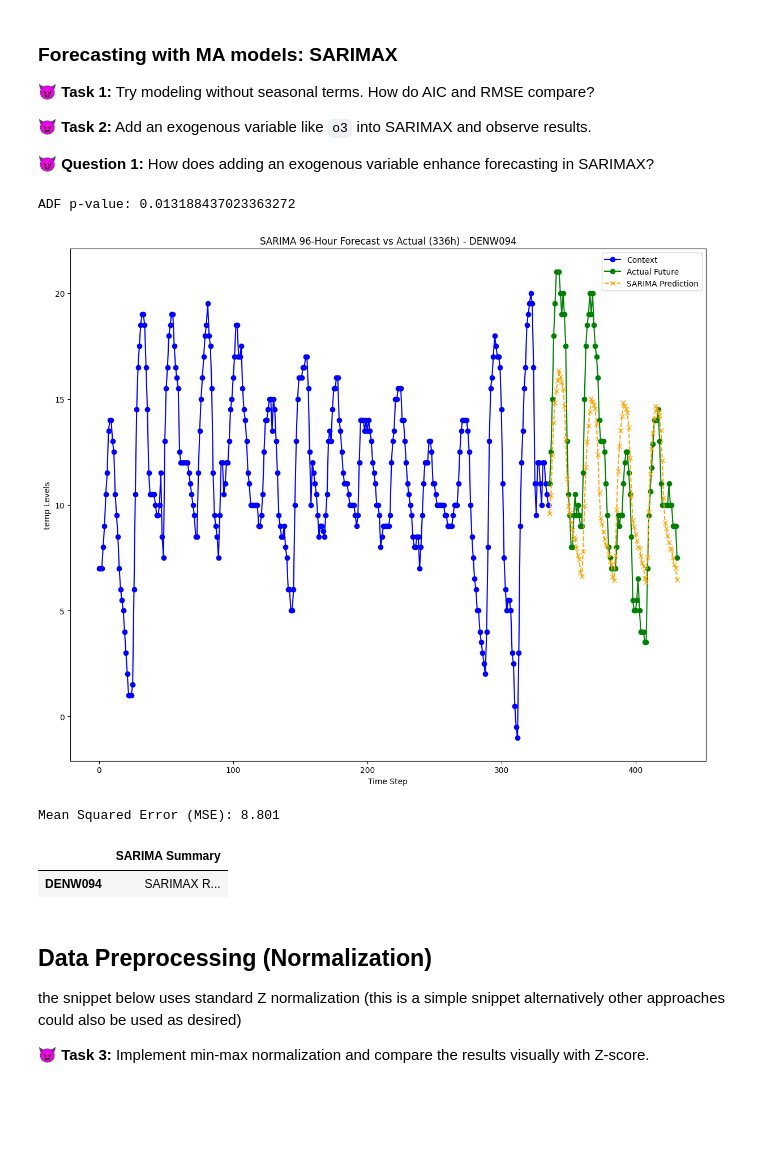
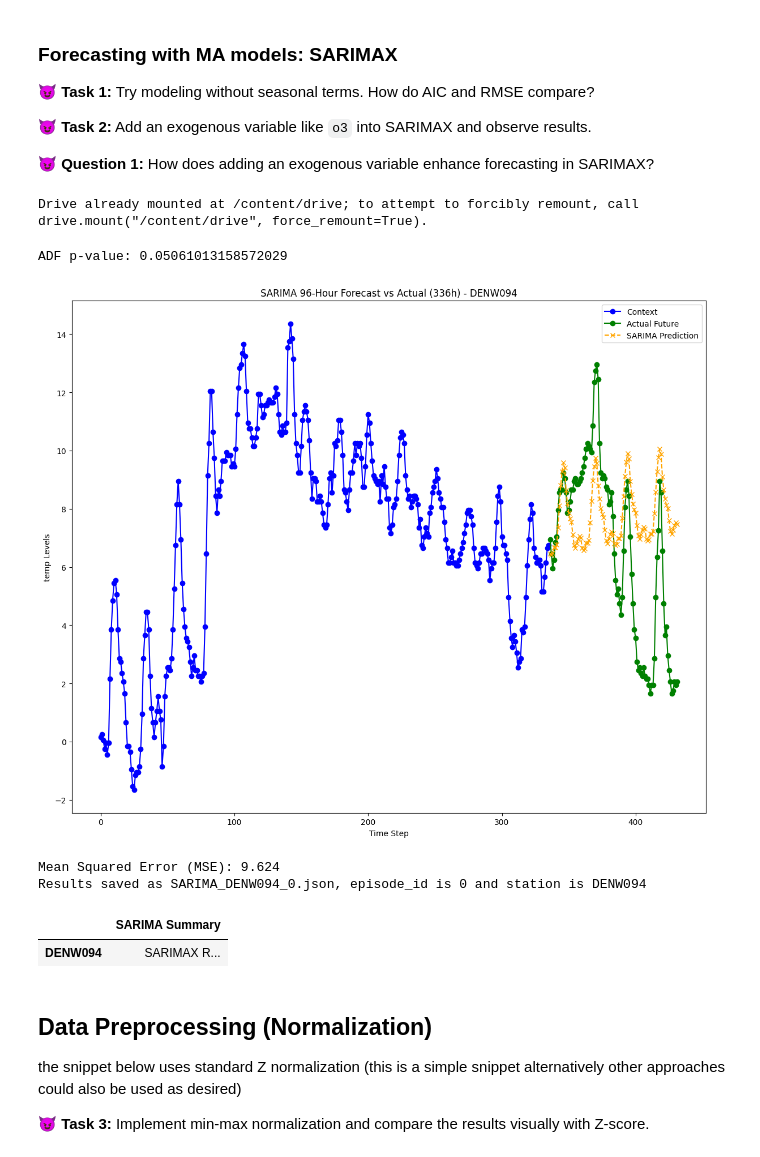
Before and after one commit to babypanda212/mless, a Jupyter notebook: time_series_forecasting/3_AutoRegressive_Models.ipynb, the cells around one changed output. Cells and saved outputs as stored; diff of their text form; code cells hidden in the pictures; blank space fills up the shorter version.

```diff
--- a/time_series_forecasting/3_AutoRegressive_Models.ipynb
+++ b/time_series_forecasting/3_AutoRegressive_Models.ipynb
@@ -10,6 +10,7 @@ import pandas as pd
 ## Raw data csv is also made available for the select stations in URL:
 url = "https://drive.google.com/uc?export=download&id=1cmTTWY3f18SikgRBcZzhtFswIf7XwPJq"
 dataframe = pd.read_csv(url,parse_dates=["datetime"])
+dataframe = dataframe[(dataframe['datetime']>='1997-01-01') & (dataframe['datetime']<='2008-01-01')]
 variable_column = "temp"
 ## Else if using local files:
 # import os
@@ -124,6 +127,60 @@ X_test shape: (160260, 336, 2), y_test shape: (160260, 96, 2)
 😈 **Task 2:** Add an exogenous variable like `o3` into SARIMAX and observe results.
 
 😈 **Question 1:** How does adding an exogenous variable enhance forecasting in SARIMAX?
+# %%
+# Mount google drive when working in colab
+hasCOLAB = 'google.colab' in str(get_ipython()) if hasattr(__builtins__,'__IPYTHON__') else False
+if hasCOLAB:
+  from google.colab import drive
+  drive.mount('/content/drive')
+  BASEPATH = '/content/drive/MyDrive'
+else:
+  BASEPATH = '.'
+
+# function to save forecast results in a structured format
+
+import numpy as np
+import json
+import os
+
+def save_forecast(
+        station: str,
+        model: str,
+        context_vals,               # 1-D array-like, X test values
+        future_true,                # 1-D array-like, true future values
+        future_pred,                # 1-D array-like, predicted future values
+        episode_id,                 # int index, to identify the timeperiod
+        folder=f"{BASEPATH}/results"): # default folder for results
+    """
+    One call per model-run. Stores just enough metadata to let the
+    plotting notebook know what it’s looking at.
+    """
+    import os, json, numpy as np
+    # make sure the base path exists
+    os.makedirs(folder, exist_ok=True)
+
+    # structure the result
+    # note: context_vals, future_true, and future_pred should be 1-D arrays
+    result = {
+        "station":        station,              # <- allows filtering
+        "episode_id":     episode_id,           # <- allows filtering
+        "model":          model,                # <- allows choosing of model
+        "context":        np.asarray(context_vals).tolist(),    # converts to numpy array and then to list
+        "future_true":    np.asarray(future_true).tolist(),
+        "future_pred":    np.asarray(future_pred).tolist()
+    }
+
+    # create a filename based on model, station, and episode_id
+    fname = f"{model}_{station}_{episode_id}.json"
+
+    # save the result to a JSON file
+    with open(os.path.join(folder, fname), "w") as f:
+        json.dump(result, f, indent=2)
+
+    # let user know station code and episode_id for plotting purpose
+    print(f"Results saved as {fname}, episode_id is {episode_id} and station is {station}")
+# %% [output]
+Drive already mounted at /content/drive; to attempt to forcibly remount, call drive.mount("/content/drive", force_remount=True).
 # %%
 import pandas as pd
 import numpy as np
@@ -131,6 +188,8 @@ import matplotlib.pyplot as plt
 from statsmodels.tsa.statespace.sarimax import SARIMAX
 from statsmodels.tsa.stattools import adfuller
 from sklearn.metrics import mean_squared_error
+import json
+import os
 
 # Define forecast horizon (96 hours = 4 days)
 forecast_hours = 96
@@ -164,36 +223,50 @@ try:
     fitted_values = sarima_model.fittedvalues
     forecast = sarima_model.get_forecast(steps=forecast_hours)
     forecast_values = forecast.predicted_mean
     confidence_intervals = forecast.conf_int()
 
     # Plot actual vs predicted values
     plt.figure(figsize=(12, 10))
 
     plt.plot(range(context_window),  X_test_sample, label="Context", color="blue", marker="o")
     plt.plot(range(context_window, context_window + prediction_horizon), y_test_sample, label="Actual Future", color="green", marker="o")
     plt.plot(range(context_window, context_window + prediction_horizon), forecast_values, label="SARIMA Prediction", linestyle="--", color="orange", marker="x")
 
     plt.title(f"SARIMA 96-Hour Forecast vs Actual (336h) - DENW094")
     plt.xlabel("Time Step")
     plt.ylabel("temp Levels")
     plt.legend()
     plt.tight_layout()
     plt.show()
 
     sarima_results["DENW094"] = sarima_model.summary()
 
     mse = mean_squared_error(y_test_sample, forecast_values)
     print(f"Mean Squared Error (MSE): {mse:.3f}")
 
 except Exception as e:
     sarima_results['DENW094'] = f"Error: {e}"
 
+episode_id = int(X_first_idx)   # cast to native Python int
+
+
+save_forecast(
+    station="DENW094",
+    model="SARIMA",
+    context_vals=X_test_sample,
+    future_true=y_test_sample,
+    future_pred=forecast_values,
+    episode_id=episode_id
+)
+
+
 sarima_results_df = pd.DataFrame.from_dict(sarima_results, orient='index', columns=['SARIMA Summary'])
 display(sarima_results_df)
 # %% [output]
-ADF p-value: 0.013188437023363272
+ADF p-value: 0.05061013158572029
-[figure, old version]
+[figure, new version]
-Mean Squared Error (MSE): 8.801
+Mean Squared Error (MSE): 9.624
+Results saved as SARIMA_DENW094_0.json, episode_id is 0 and station is DENW094
 |  | SARIMA Summary |
 | DENW094 | SARIMAX R... |
 # %% [markdown]
```
Also changed, not shown: parts of 10 cells of this notebook.
